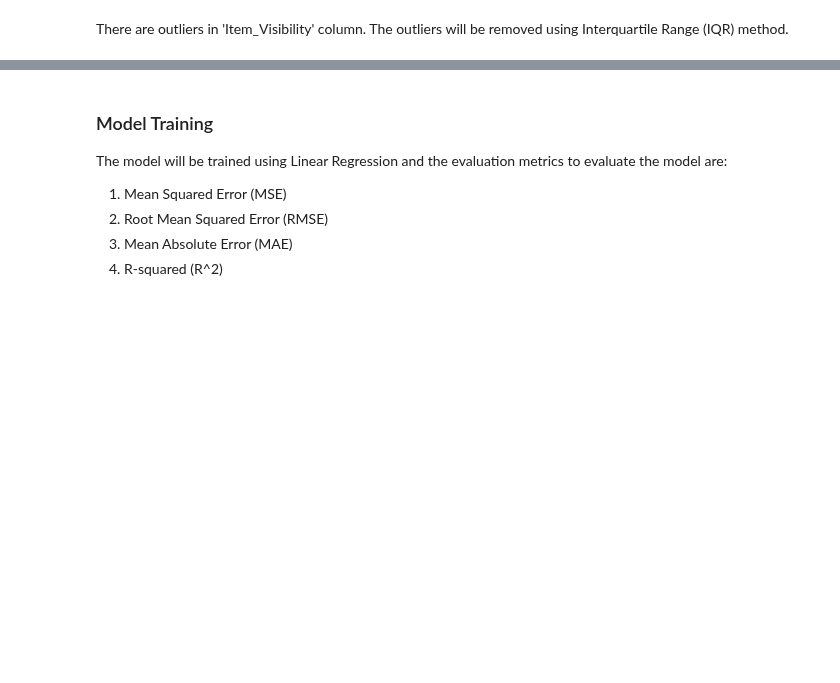
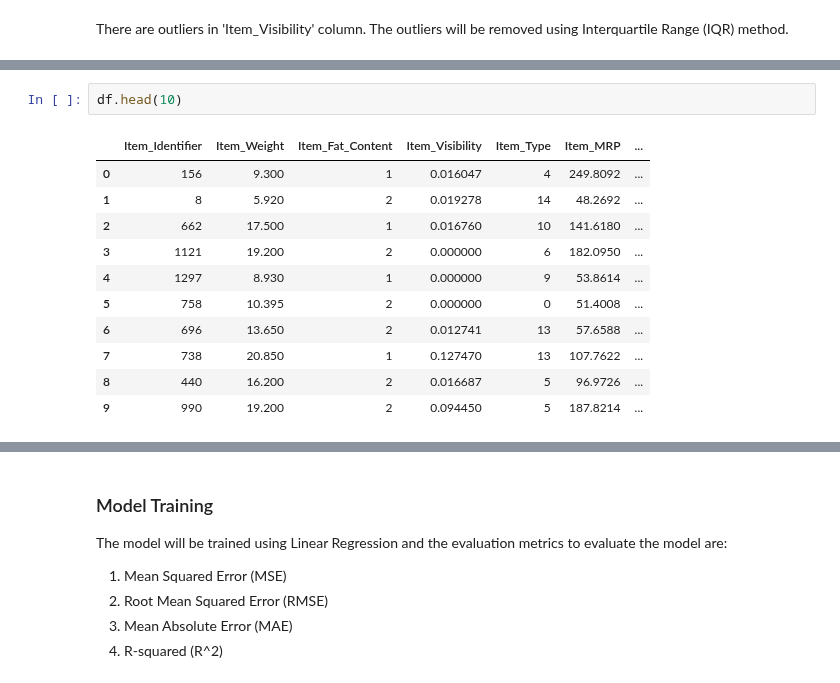
Before and after one commit to edidiongaligbe/Evaluation_Metrics, a Jupyter notebook: Regression.ipynb, the cells around one changed output, grey strips where cells are left out. Drawn from its saved outputs; the diff is of its cells as text; blank space fills up the shorter version.

```diff
--- a/Regression.ipynb
+++ b/Regression.ipynb
@@ -303 +330,15 @@ sns.boxplot(x=data['Item_Visibility'])
+# %%
+df.head(10)
+# %% [output]
+|  | Item_Identifier | Item_Weight | Item_Fat_Content | Item_Visibility | Item_Type | Item_MRP | ... |
+| 0 | 156 | 9.300 | 1 | 0.016047 | 4 | 249.8092 | ... |
+| 1 | 8 | 5.920 | 2 | 0.019278 | 14 | 48.2692 | ... |
+| 2 | 662 | 17.500 | 1 | 0.016760 | 10 | 141.6180 | ... |
+| 3 | 1121 | 19.200 | 2 | 0.000000 | 6 | 182.0950 | ... |
+| 4 | 1297 | 8.930 | 1 | 0.000000 | 9 | 53.8614 | ... |
+| 5 | 758 | 10.395 | 2 | 0.000000 | 0 | 51.4008 | ... |
+| 6 | 696 | 13.650 | 2 | 0.012741 | 13 | 57.6588 | ... |
+| 7 | 738 | 20.850 | 1 | 0.127470 | 13 | 107.7622 | ... |
+| 8 | 440 | 16.200 | 2 | 0.016687 | 5 | 96.9726 | ... |
+| 9 | 990 | 19.200 | 2 | 0.094450 | 5 | 187.8214 | ... |
 # %%
```
Also changed, not shown: parts of 25 cells of this notebook.
